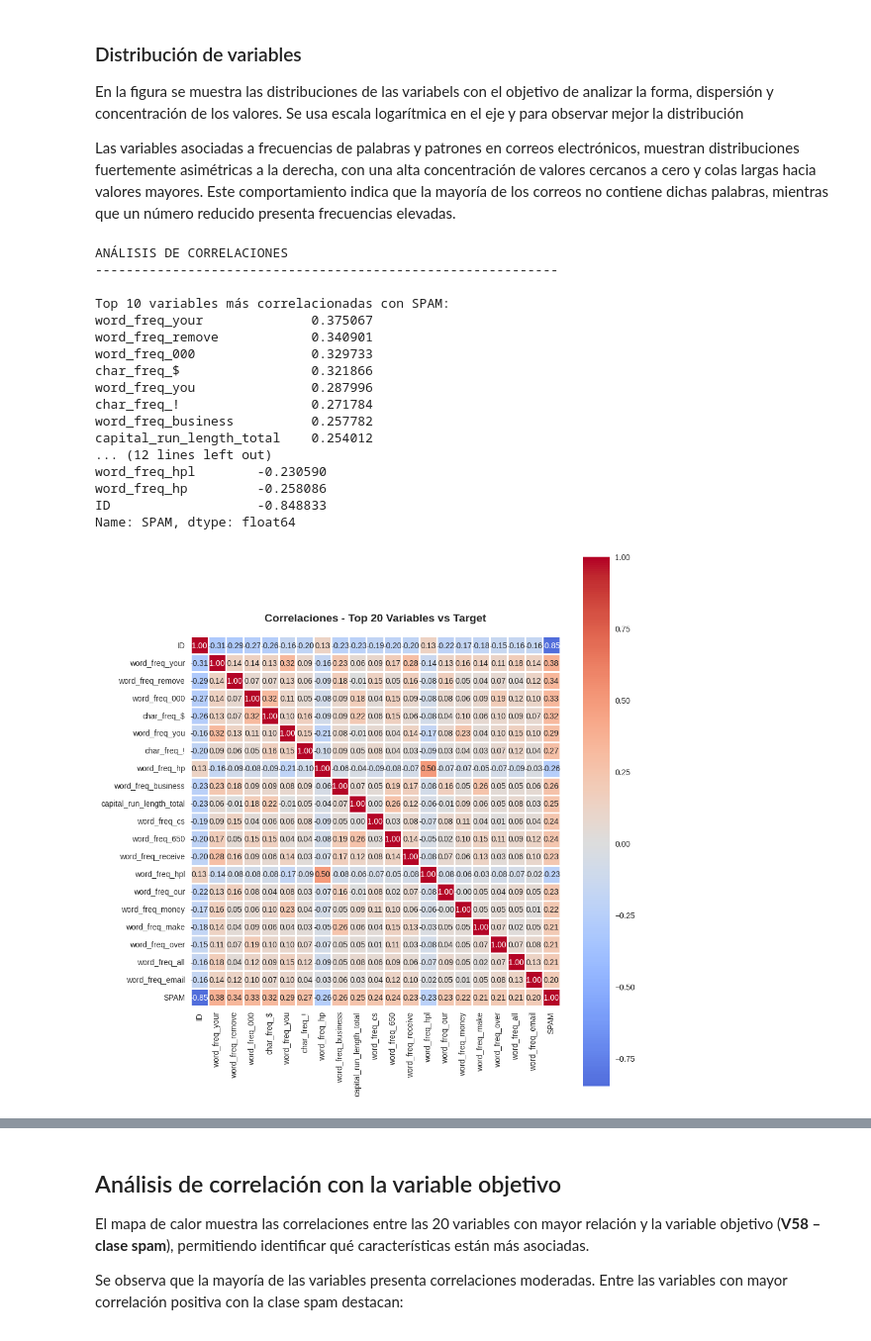
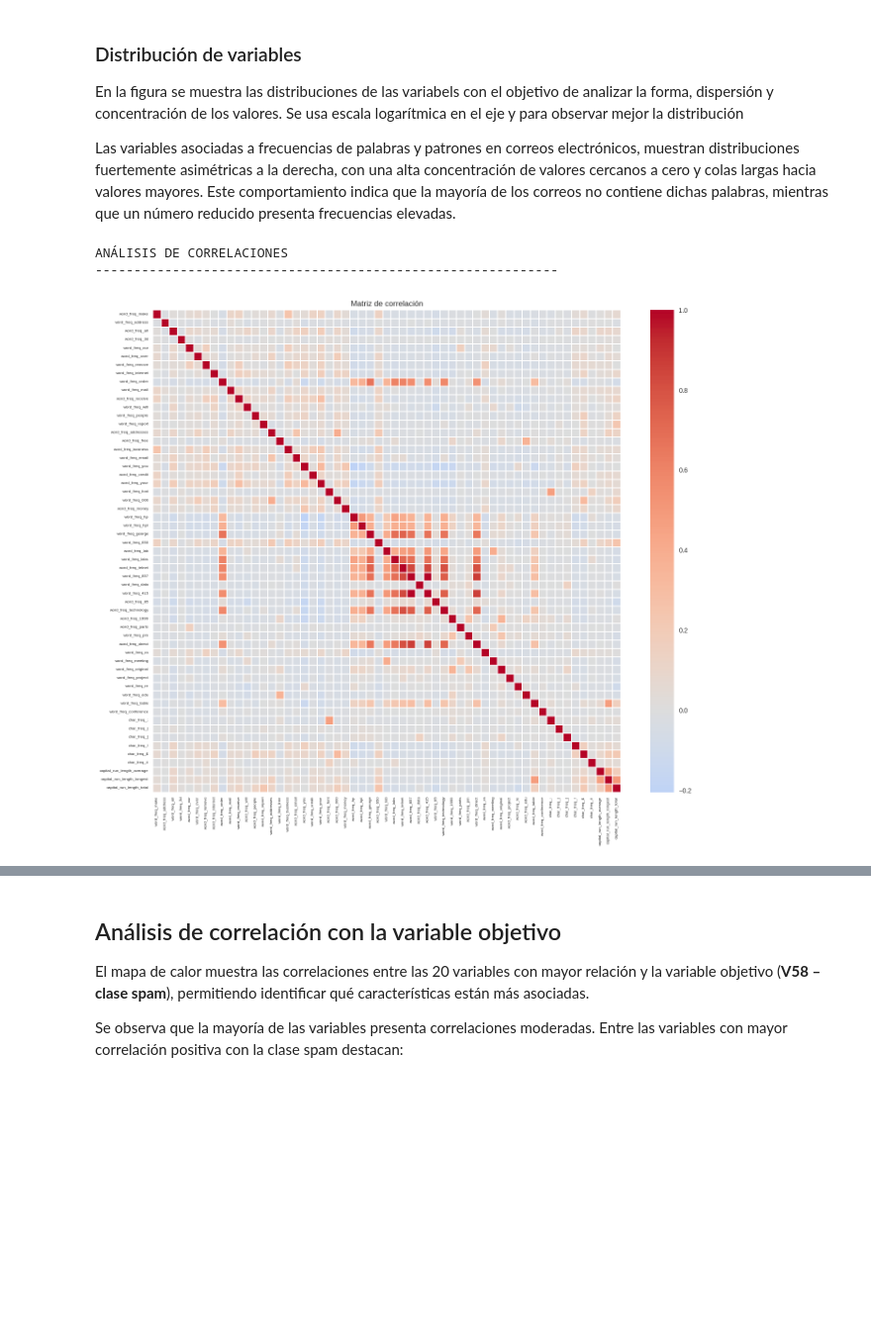
Before and after one commit to carrasquintero/Proyecto_Spam, a Jupyter notebook: prediccion-de-correos-spam.ipynb, the cells around one changed output, grey strips where cells are left out. Shown at 99% size. Cells and saved outputs as stored; diff of their text form; code cells hidden in the pictures; blank space fills up the shorter version.

Commit message:
Commit 4 - Se agrega matriz de correlación de todas las variables

```diff
--- a/prediccion-de-correos-spam.ipynb
+++ b/prediccion-de-correos-spam.ipynb
@@ -410,47 +410,26 @@ Las variables asociadas a frecuencias de palabras y patrones en correos electró
 # %%
 # 11. ANÁLISIS DE CORRELACIONES
 
 print("\n")
 print("ANÁLISIS DE CORRELACIONES")
 print("-"*60)
 
-# Matriz de correlación
-correlation_matrix = train[numeric_cols + [target_col]].corr()
 
-# Top correlaciones con el target
-target_correlations = correlation_matrix[target_col].drop(target_col).sort_values(ascending=False)
-print(f"\nTop 10 variables más correlacionadas con {target_col}:")
-print(target_correlations.head(10))
+corr = X.corr()
 
-print(f"\nTop 10 variables menos correlacionadas con {target_col}:")
-print(target_correlations.tail(10))
 
-# Heatmap de correlaciones con el target
-plt.figure(figsize=(10, 12))
-top_corr_vars = target_correlations.abs().sort_values(ascending=False).head(20).index
-corr_subset = train[list(top_corr_vars) + [target_col]].corr()
 
-sns.heatmap(corr_subset, annot=True, fmt='.2f', cmap='coolwarm', center=0,
-            square=True, linewidths=1, cbar_kws={"shrink": 0.8})
-plt.title('Correlaciones - Top 20 Variables vs Target', fontsize=14, fontweight='bold', pad=20)
+plt.figure(figsize=(14, 12))
+
+sns.heatmap(corr, cmap="coolwarm", center=0, linewidths=0.3)
+
+plt.xticks(fontsize=6, rotation=90)
+plt.yticks(fontsize=6, rotation=0)
+
+plt.title("Matriz de correlación")
 plt.tight_layout()
 plt.show()
 # %% [output]
 ANÁLISIS DE CORRELACIONES
 ------------------------------------------------------------
-
-Top 10 variables más correlacionadas con SPAM:
-word_freq_your              0.375067
-word_freq_remove            0.340901
-word_freq_000               0.329733
-char_freq_$                 0.321866
-word_freq_you               0.287996
-char_freq_!                 0.271784
-word_freq_business          0.257782
-capital_run_length_total    0.254012
-... (12 lines left out)
-word_freq_hpl        -0.230590
-word_freq_hp         -0.258086
-ID                   -0.848833
-Name: SPAM, dtype: float64
-[figure, old version]
+[figure, new version]
```
Also changed, not shown: parts of 1 cell of this notebook.
